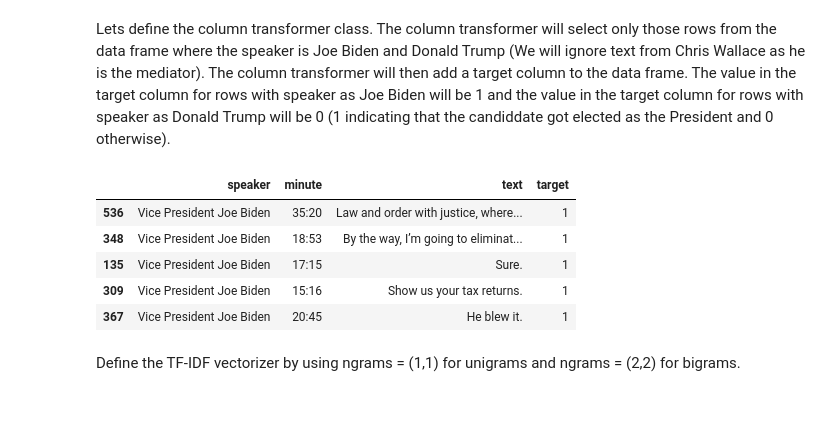
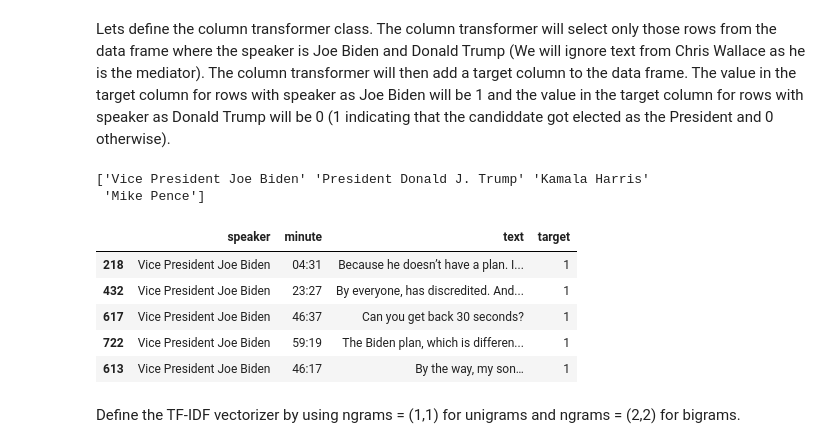
Before and after one commit to MAdnanM94/LARAN, a Jupyter notebook: Project.ipynb, the cells around one changed output. Cells and saved outputs as stored; diff of their text form; code cells hidden in the pictures; blank space fills up the shorter version.

```diff
--- a/Project.ipynb
+++ b/Project.ipynb
@@ -22,8 +23,9 @@ path = '/Users/nikhil/data/ML_examples/erdos/'
 
 election_df_1 = pd.read_csv(path+'us_election_2020_1st_presidential_debate.csv')
 election_df_2 = pd.read_csv(path+'us_election_2020_2nd_presidential_debate.csv')
-election_df = pd.concat([election_df_1,election_df_2],axis=0)
-#election_df[:5]
-stop_words = stopwords.words('english')
-print(stop_words)
+election_df_3 = pd.read_csv(path+'us_election_2020_vice_presidential_debate.csv')
+election_df = pd.concat([election_df_1,election_df_2,election_df_3],axis=0)
+election_df[:5]
+print(election_df['speaker'].unique())
+len(election_df['text'])
 # %% [output]
@@ -38,44 +43,55 @@ Lets define the column transformer class. The column transformer will select onl
 class Custom_Transformer(BaseEstimator, TransformerMixin):
     '''speaker_1: Name of Presidential candidate 1 (string)
        speaker_2: Name of Presidential candidate 2 (string)
+       speaker_3: Name of Vice-Presidential candidate 1 (string)
+       speaker_4: Name of Vice-Presidential candidate 2 (string)
        target_1 : Target class of speaker 1(0 or 1) (int)
-       target_2 : Target class of speaker 2(0 or 1) (int)'''
-    def __init__(self,speaker_1,speaker_2,target_1,target_2):
+       target_2 : Target class of speaker 2(0 or 1) (int)
+       target_3 : Target class of speaker 3(0 or 1) (int)
+       target_4 : Target class of speaker 4(0 or 1) (int)'''
+    def __init__(self,speaker_1,speaker_2,speaker_3,speaker_4,target_1,target_2,target_3,target_4):
         self.speaker_1 = speaker_1
         self.speaker_2 = speaker_2
+        self.speaker_3 = speaker_3
+        self.speaker_4 = speaker_4
         self.target_1 = target_1
         self.target_2 = target_2
+        self.target_3 = target_3
+        self.target_4 = target_4
     def fit(self, X, y=None):
         return self
     def transform(self, X):
         df_speaker1 = X[X['speaker']==self.speaker_1]
         df_speaker2 = X[X['speaker']==self.speaker_2]
+        df_speaker3 = X[X['speaker']==self.speaker_3]
+        df_speaker4 = X[X['speaker']==self.speaker_4]
         df_target_1 = pd.DataFrame(len(df_speaker1)*[self.target_1],index=df_speaker1.index)
         df_target_2 = pd.DataFrame(len(df_speaker2)*[self.target_2],index=df_speaker2.index)
+        df_target_3 = pd.DataFrame(len(df_speaker3)*[self.target_3],index=df_speaker3.index)
+        df_target_4 = pd.DataFrame(len(df_speaker4)*[self.target_4],index=df_speaker4.index)
         df_speaker1 = df_speaker1.assign(target=df_target_1)
         df_speaker2 = df_speaker2.assign(target=df_target_2)
-        df_concat = pd.concat([df_speaker1,df_speaker2],axis=0)
+        df_speaker3 = df_speaker3.assign(target=df_target_3)
+        df_speaker4 = df_speaker4.assign(target=df_target_4)
+        df_concat = pd.concat([df_speaker1,df_speaker2,df_speaker3,df_speaker4],axis=0)
         return df_concat
-
-def stemming_tokenizer(input):
-    words = re.sub(r"[^A-Za-z0-9\-]", " ", input).lower().split()
-    words = [word.replace("-","") for word in words]
-    #words = [PorterStemmer().stem(word) for word in words]
-    return words
 # %%
-Transformer = Custom_Transformer('Vice President Joe Biden','President Donald J. Trump',1,0)
+Transformer = Custom_Transformer('Vice President Joe Biden','President Donald J. Trump','Kamala Harris','Mike Pence',1,0,1,0)
 
 df_new_train = Transformer.fit_transform(train_election)
 df_new_test =  Transformer.fit_transform(test_election)
 
-df_new_train[:5]
+print(df_new_train['speaker'].unique())
+df_new_train.head()
 # %% [output]
+['Vice President Joe Biden' 'President Donald J. Trump' 'Kamala Harris'
+ 'Mike Pence']
 |  | speaker | minute | text | target |
-| 536 | Vice President Joe Biden | 35:20 | Law and order with justice, where... | 1 |
-| 348 | Vice President Joe Biden | 18:53 | By the way, I’m going to eliminat... | 1 |
-| 135 | Vice President Joe Biden | 17:15 | Sure. | 1 |
-| 309 | Vice President Joe Biden | 15:16 | Show us your tax returns. | 1 |
-| 367 | Vice President Joe Biden | 20:45 | He blew it. | 1 |
+| 218 | Vice President Joe Biden | 04:31 | Because he doesn’t have a plan. I... | 1 |
+| 432 | Vice President Joe Biden | 23:27 | By everyone, has discredited. And... | 1 |
+| 617 | Vice President Joe Biden | 46:37 | Can you get back 30 seconds? | 1 |
+| 722 | Vice President Joe Biden | 59:19 | The Biden plan, which is differen... | 1 |
+| 613 | Vice President Joe Biden | 46:17 | By the way, my son… | 1 |
 # %% [markdown]
 Define the TF-IDF vectorizer by using ngrams = (1,1) for unigrams and ngrams = (2,2) for bigrams.
 # %%
```
Also changed, not shown: parts of 10 cells of this notebook.
